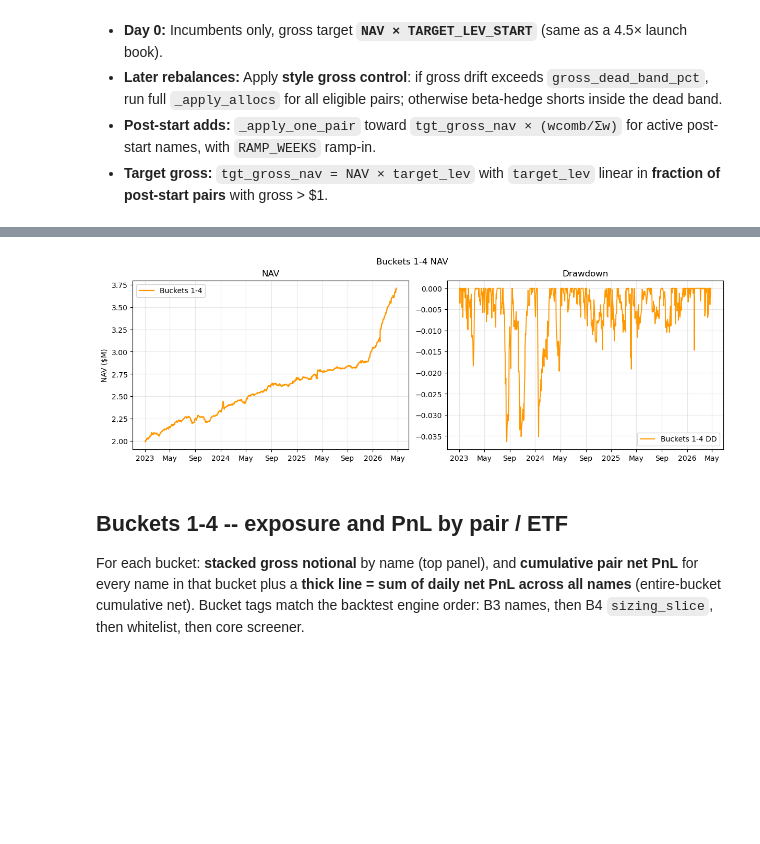
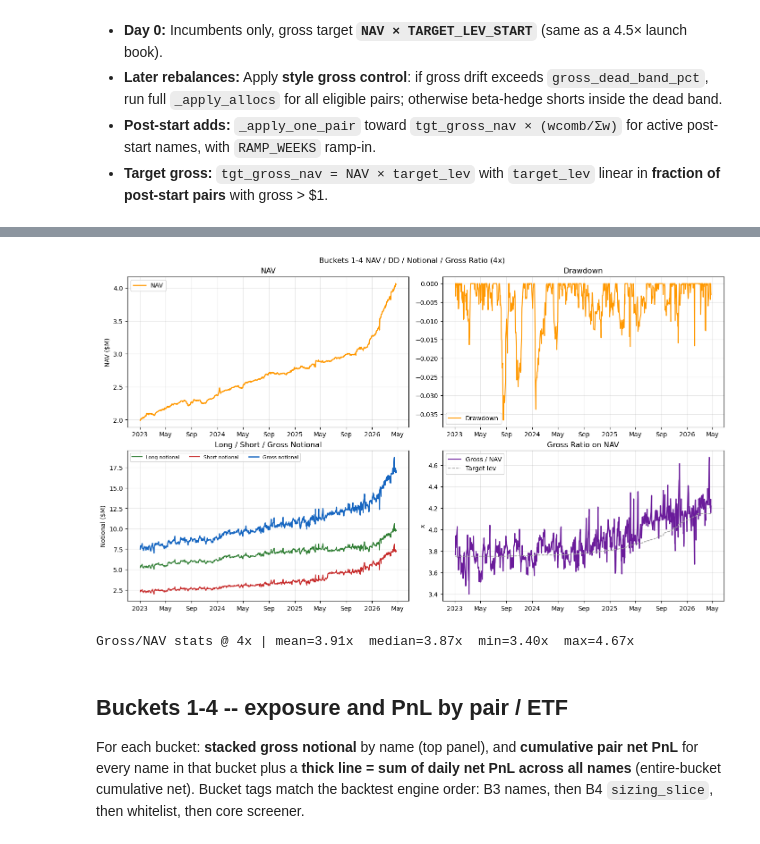
Before and after one commit to GoldmanDrew/ls-algo, a Jupyter notebook: notebooks/Buckets1-4Backtest.ipynb, the cells around one changed output, grey strips where cells are left out. Drawn from its saved outputs; the diff is of its cells as text; code cells hidden in the pictures; blank space fills up the shorter version.

```diff
--- a/notebooks/Buckets1-4Backtest.ipynb
+++ b/notebooks/Buckets1-4Backtest.ipynb
@@ -2825,31 +2823,74 @@ Done. CSV outputs under: C:\Users\werdn\Documents\Investing\ls-algo\notebooks\da
 # %%
 import matplotlib.pyplot as plt
 import matplotlib.dates as mdates
+import pandas as pd
+import numpy as np
 
 ref = max(LEVERAGE_RUNS)
-fig, axes = plt.subplots(1, 2, figsize=(12, 4), layout="constrained")
-fig.suptitle("Buckets 1-4 NAV")
+bt = ALL_BT[ref].copy().sort_index()
 
-dc_nav = ALL_BT[ref]["nav"]
-ax = axes[0]
-ax.plot(dc_nav.index, dc_nav / 1e6, label="Buckets 1-4", color="#FF9800", lw=1.7)
+fig, axes = plt.subplots(2, 2, figsize=(14, 8), layout="constrained")
+fig.suptitle(f"Buckets 1-4 NAV / DD / Notional / Gross Ratio ({ref}x)")
+
+# --- NAV ---
+ax = axes[0, 0]
+dc_nav = bt["nav"]
+ax.plot(dc_nav.index, dc_nav / 1e6, label="NAV", color="#FF9800", lw=1.8)
 ax.set_ylabel("NAV ($M)")
 ax.set_title("NAV")
 ax.legend()
 ax.grid(True, alpha=0.3)
 
-ax = axes[1]
+# --- Drawdown ---
+ax = axes[0, 1]
 dd_dc = (dc_nav - dc_nav.cummax()) / dc_nav.cummax()
-ax.plot(dd_dc.index, dd_dc, label="Buckets 1-4 DD", color="#FF9800", lw=1.4)
+ax.plot(dd_dc.index, dd_dc, label="Drawdown", color="#FF9800", lw=1.5)
 ax.set_title("Drawdown")
+ax.legend()
+ax.grid(True, alpha=0.3)
+
+# --- Long / Short / Gross notional ---
+ax = axes[1, 0]
+long_n = pd.to_numeric(bt.get("long_notional"), errors="coerce")
+short_n = pd.to_numeric(bt.get("short_notional"), errors="coerce")  # stored as positive in this notebook
+gross_n = pd.to_numeric(bt.get("gross_notional"), errors="coerce")
+
+ax.plot(bt.index, long_n / 1e6, label="Long notional", lw=1.5, color="#2E7D32")
+ax.plot(bt.index, short_n / 1e6, label="Short notional", lw=1.5, color="#C62828")
+ax.plot(bt.index, gross_n / 1e6, label="Gross notional", lw=1.8, color="#1565C0")
+ax.set_ylabel("Notional ($M)")
+ax.set_title("Long / Short / Gross Notional")
+ax.legend(ncol=3, fontsize=8)
+ax.grid(True, alpha=0.3)
+
+# --- Gross ratio on NAV (gross leverage) ---
+ax = axes[1, 1]
+gross_ratio = np.where(dc_nav > 0, gross_n / dc_nav, np.nan)
+ax.plot(bt.index, gross_ratio, label="Gross / NAV", lw=1.8, color="#6A1B9A")
+if "target_lev" in bt.columns:
+    ax.plot(bt.index, pd.to_numeric(bt["target_lev"], errors="coerce"),
+            label="Target lev", lw=1.2, ls="--", color="#9E9E9E")
+ax.set_ylabel("x")
+ax.set_title("Gross Ratio on NAV")
 ax.legend()
 ax.grid(True, alpha=0.3)
 
 for ax in axes.flat:
     ax.xaxis.set_major_formatter(mdates.ConciseDateFormatter(ax.xaxis.get_major_locator()))
+
 plt.show()
+
+# quick summary print
+print(
+    f"Gross/NAV stats @ {ref}x | "
+    f"mean={np.nanmean(gross_ratio):.2f}x  "
+    f"median={np.nanmedian(gross_ratio):.2f}x  "
+    f"min={np.nanmin(gross_ratio):.2f}x  "
+    f"max={np.nanmax(gross_ratio):.2f}x"
+)
 # %% [output]
-[figure, old version]
+[figure, new version]
+Gross/NAV stats @ 4x | mean=3.91x  median=3.87x  min=3.40x  max=4.67x
 # %% [markdown]
 ## Buckets 1-4 -- exposure and PnL by pair / ETF
 
```
Also changed, not shown: parts of 12 cells of this notebook, 16 other files.
